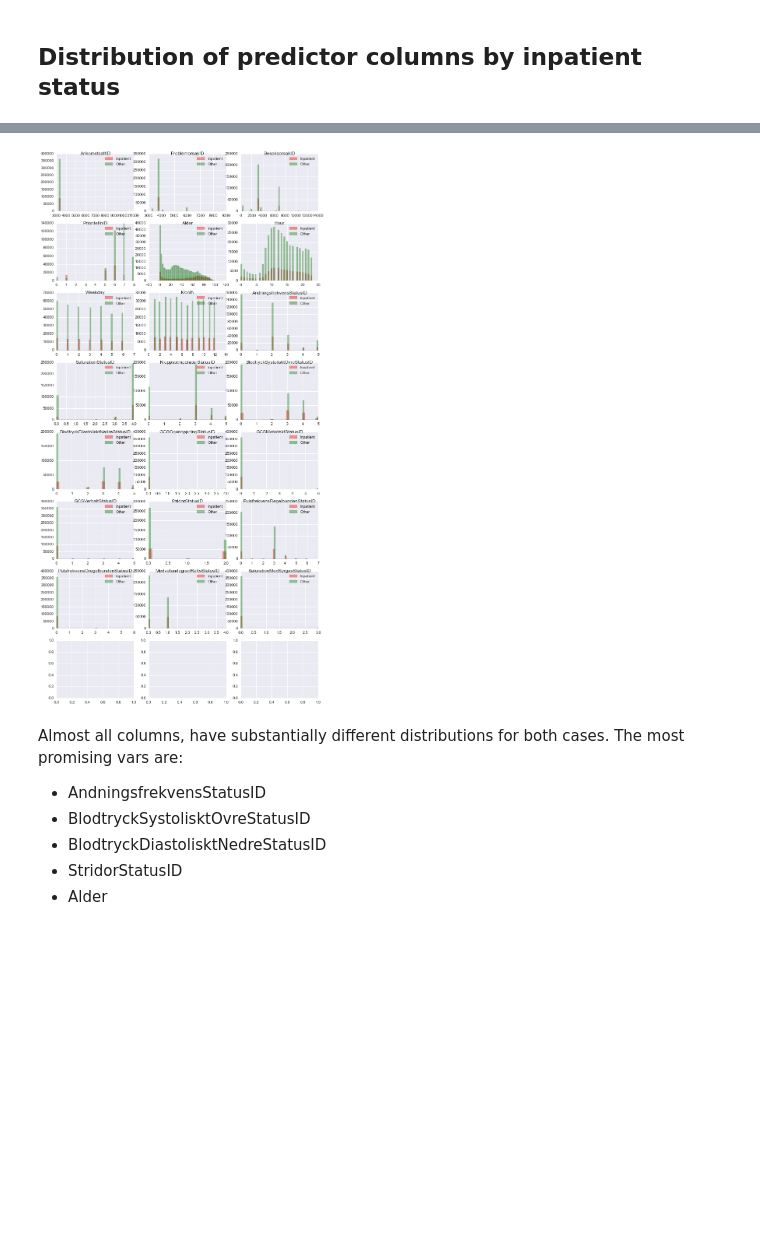
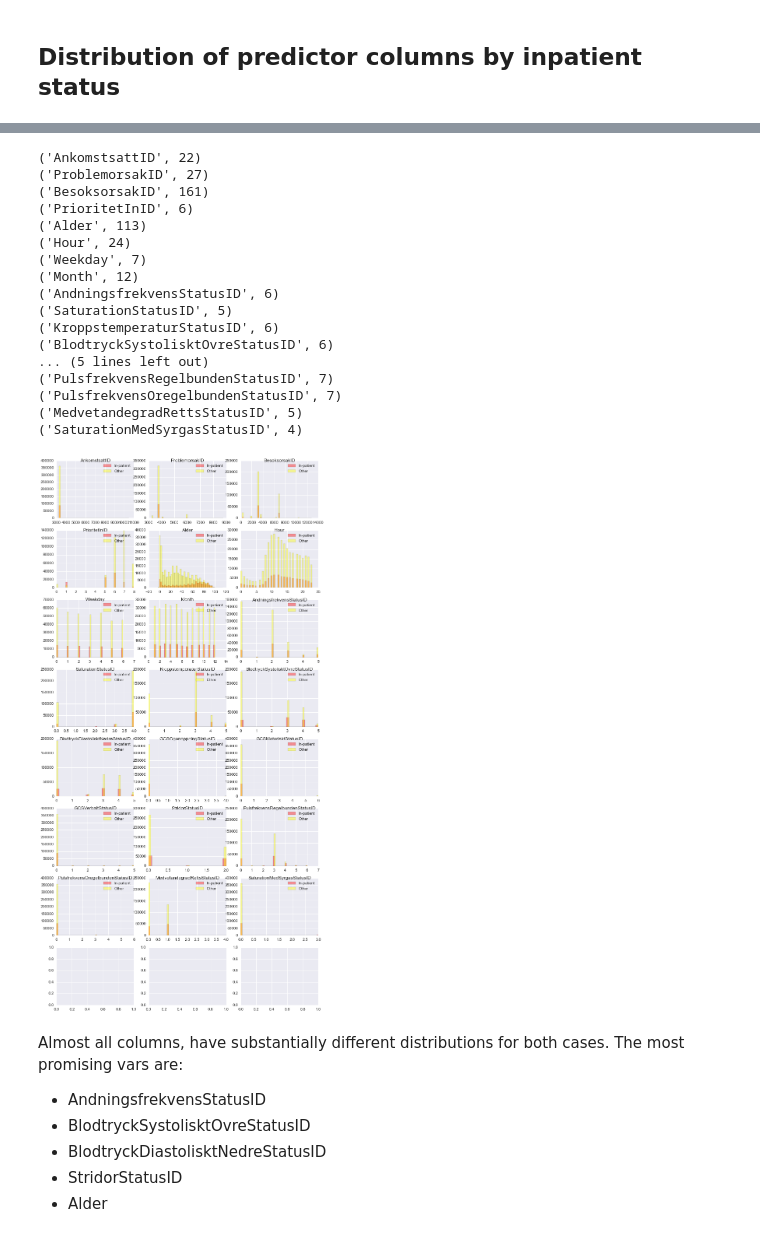
Before and after one commit to solomatov/cs109-project, a Jupyter notebook: ER.ipynb, the cells around one changed output, grey strips where cells are left out. Drawn from its saved outputs; the diff is of its cells as text; code cells hidden in the pictures; blank space fills up the shorter version.

```diff
--- a/ER.ipynb
+++ b/ER.ipynb
@@ -161,14 +161,14 @@ data['Month'] = data['Date'].dt.month
 # %% [markdown]
 ####Partitioning dataset columns into sub domains
 # %%
-general_columns = ['AnkomstsattID', 'ProblemorsakID', 'BesoksorsakID', 'PrioritetInID', 'Alder',
+general_columns = ['AnkomstsattID', 'ProblemorsakID', 'BesoksorsakID', 'Alder',
                    'Hour', 'Weekday', 'Month']
 
 
 triage_columns = ['AndningsfrekvensStatusID', 'SaturationStatusID', 'KroppstemperaturStatusID',
                    'BlodtryckSystolisktOvreStatusID', 'BlodtryckDiastolisktNedreStatusID', 'GCSOgonoppningStatusID',
                    'GCSMotorisktStatusID', 'GCSVerbaltStatusID', 'StridorStatusID', 'PulsfrekvensRegelbundenStatusID',
-                   'PulsfrekvensOregelbundenStatusID', 'MedvetandegradRettsStatusID', 'SaturationMedSyrgasStatusID']
+                   'PulsfrekvensOregelbundenStatusID', 'MedvetandegradRettsStatusID', 'SaturationMedSyrgasStatusID','PrioritetInID']
 
 
 lab_columns = ['LabTidTillForstaSvar']
@@ -188,7 +188,7 @@ for col in triage_columns:
 ####Miscellaneous transformations
 # %%
 # convert age to number
-data['Alder'] = data.Alder.map(lambda a: float(str(a).replace(',', '.')))
+data['Alder'] = data[~data.Alder.isnull()].Alder.map(lambda a: int(round(float(str(a).replace(',', '.')))))
 # %% [markdown]
 #### Copy of cleansed data set for downstream use
 # %%
@@ -302,21 +338,40 @@ dataclean['SaturationStatusID'].min()
 # %%
 def plot_column(ax, col):
-    sns.distplot(dataclean[col][dataclean.Inpatient == 1] , kde=False, ax=ax,axlabel=False, label='Inpatient', norm_hist=False,color='Red')
-    sns.distplot(dataclean[col][dataclean.Inpatient == 0] , kde=False, ax=ax,axlabel=False, label='Other', norm_hist=False,color='Green')
+    sns.distplot(dataclean[col][dataclean.Inpatient == 1] , kde=False, ax=ax,axlabel=False, label='In-patient', norm_hist=False,color='Red')
+    sns.distplot(dataclean[col][dataclean.Inpatient == 0] , kde=False, ax=ax,axlabel=False, label='Other', norm_hist=False,color='Yellow')
     ax.set_title(col, horizontalalignment='center', verticalalignment='top')
+
+    print (col, len(pd.unique(dataclean[col].ravel())))
 
     ax.legend()
 
 
 
 fig, axes = plt.subplots(nrows=8, ncols=3, sharex=False, sharey=False, figsize=(10, 20))
 
 fig.tight_layout()
 
 for ax, col in zip(axes.ravel(), input_columns):
     plot_column(ax, col)
 # %% [output]
+('AnkomstsattID', 22)
+('ProblemorsakID', 27)
+('BesoksorsakID', 161)
+('PrioritetInID', 6)
+('Alder', 113)
+('Hour', 24)
+('Weekday', 7)
+('Month', 12)
+('AndningsfrekvensStatusID', 6)
+('SaturationStatusID', 5)
+('KroppstemperaturStatusID', 6)
+('BlodtryckSystolisktOvreStatusID', 6)
+... (5 lines left out)
+('PulsfrekvensRegelbundenStatusID', 7)
+('PulsfrekvensOregelbundenStatusID', 7)
+('MedvetandegradRettsStatusID', 5)
+('SaturationMedSyrgasStatusID', 4)
-[figure, old version]
+[figure, new version]
 # %% [markdown]
 Almost all columns, have substantially different distributions for both cases. The most promising vars are:
 
```
Also changed, not shown: parts of 10 cells of this notebook.
